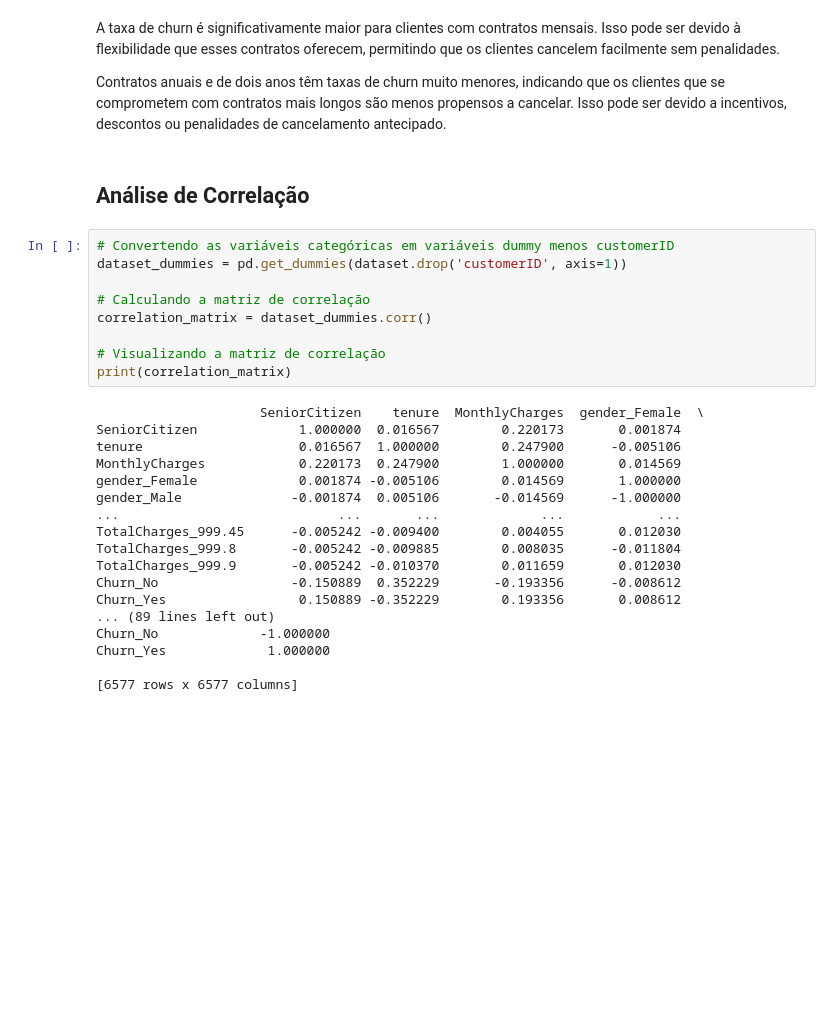
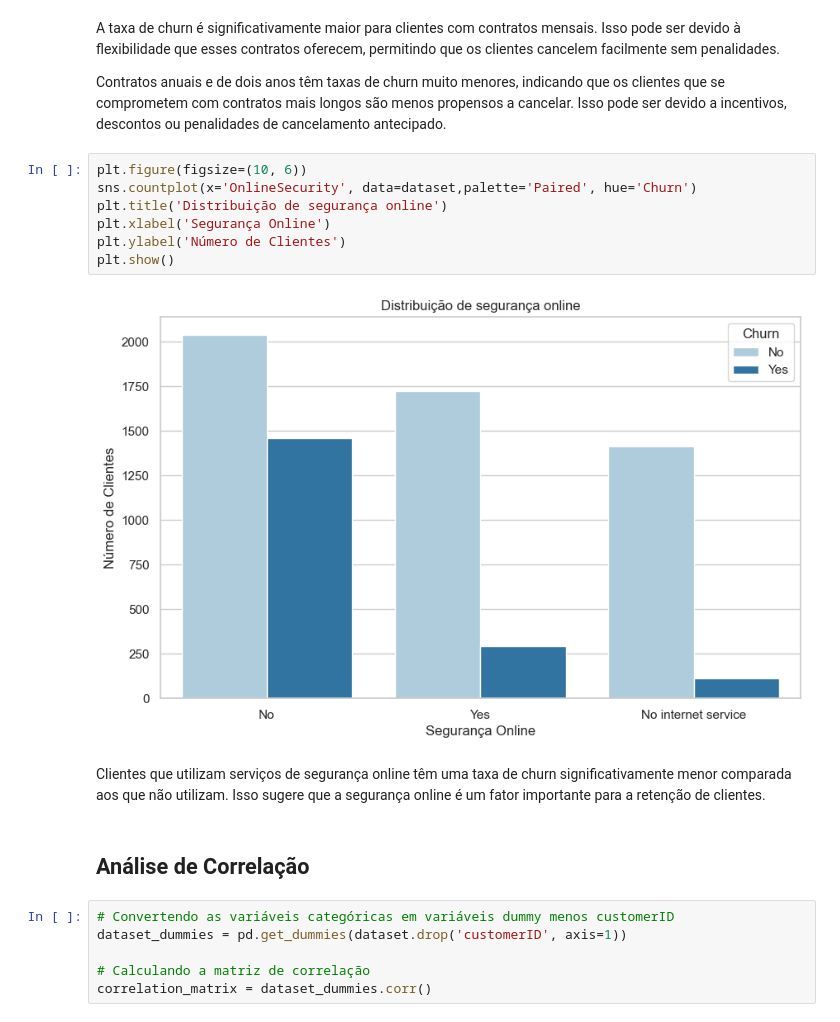
Before and after one commit to ArthurrCr/Churn_Telco, a Jupyter notebook: notebooks/exploratory_data_analysis.ipynb, the cells around one changed output. Drawn from its saved outputs; the diff is of its cells as text; blank space fills up the shorter version.

```diff
--- a/notebooks/exploratory_data_analysis.ipynb
+++ b/notebooks/exploratory_data_analysis.ipynb
@@ -254,6 +254,17 @@ plt.show()
 A taxa de churn é significativamente maior para clientes com contratos mensais. Isso pode ser devido à flexibilidade que esses contratos oferecem, permitindo que os clientes cancelem facilmente sem penalidades.
 
 Contratos anuais e de dois anos têm taxas de churn muito menores, indicando que os clientes que se comprometem com contratos mais longos são menos propensos a cancelar. Isso pode ser devido a incentivos, descontos ou penalidades de cancelamento antecipado.
+# %%
+plt.figure(figsize=(10, 6))
+sns.countplot(x='OnlineSecurity', data=dataset,palette='Paired', hue='Churn')
+plt.title('Distribuição de segurança online')
+plt.xlabel('Segurança Online')
+plt.ylabel('Número de Clientes')
+plt.show()
+# %% [output]
+[figure, added]
+# %% [markdown]
+Clientes que utilizam serviços de segurança online têm uma taxa de churn significativamente menor comparada aos que não utilizam. Isso sugere que a segurança online é um fator importante para a retenção de clientes.
 # %% [markdown]
 ## Análise de Correlação
 # %%
@@ -262,24 +273,3 @@ dataset_dummies = pd.get_dummies(dataset.drop('customerID', axis=1))
 
 # Calculando a matriz de correlação
 correlation_matrix = dataset_dummies.corr()
-
-# Visualizando a matriz de correlação
-print(correlation_matrix)
-# %% [output]
-                     SeniorCitizen    tenure  MonthlyCharges  gender_Female  \
-SeniorCitizen             1.000000  0.016567        0.220173       0.001874
-tenure                    0.016567  1.000000        0.247900      -0.005106
-MonthlyCharges            0.220173  0.247900        1.000000       0.014569
-gender_Female             0.001874 -0.005106        0.014569       1.000000
-gender_Male              -0.001874  0.005106       -0.014569      -1.000000
-...                            ...       ...             ...            ...
-TotalCharges_999.45      -0.005242 -0.009400        0.004055       0.012030
-TotalCharges_999.8       -0.005242 -0.009885        0.008035      -0.011804
-TotalCharges_999.9       -0.005242 -0.010370        0.011659       0.012030
-Churn_No                 -0.150889  0.352229       -0.193356      -0.008612
-Churn_Yes                 0.150889 -0.352229        0.193356       0.008612
-... (89 lines left out)
-Churn_No             -1.000000
-Churn_Yes             1.000000
-
-[6577 rows x 6577 columns]
```
Also changed, not shown: parts of 4 cells of this notebook.
